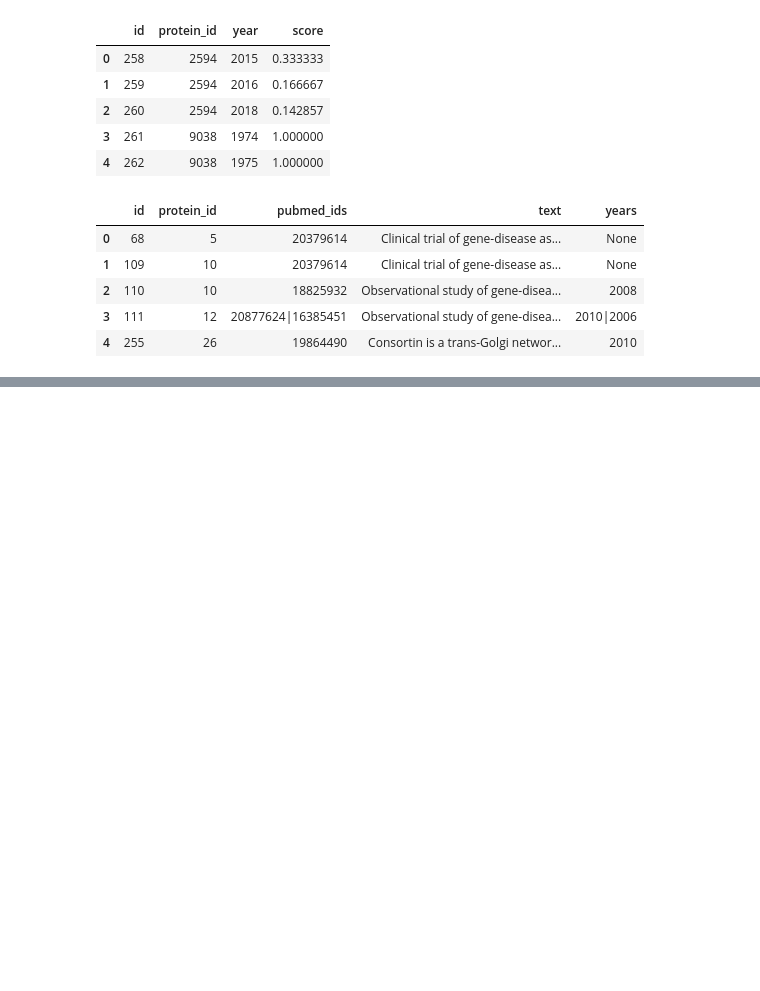
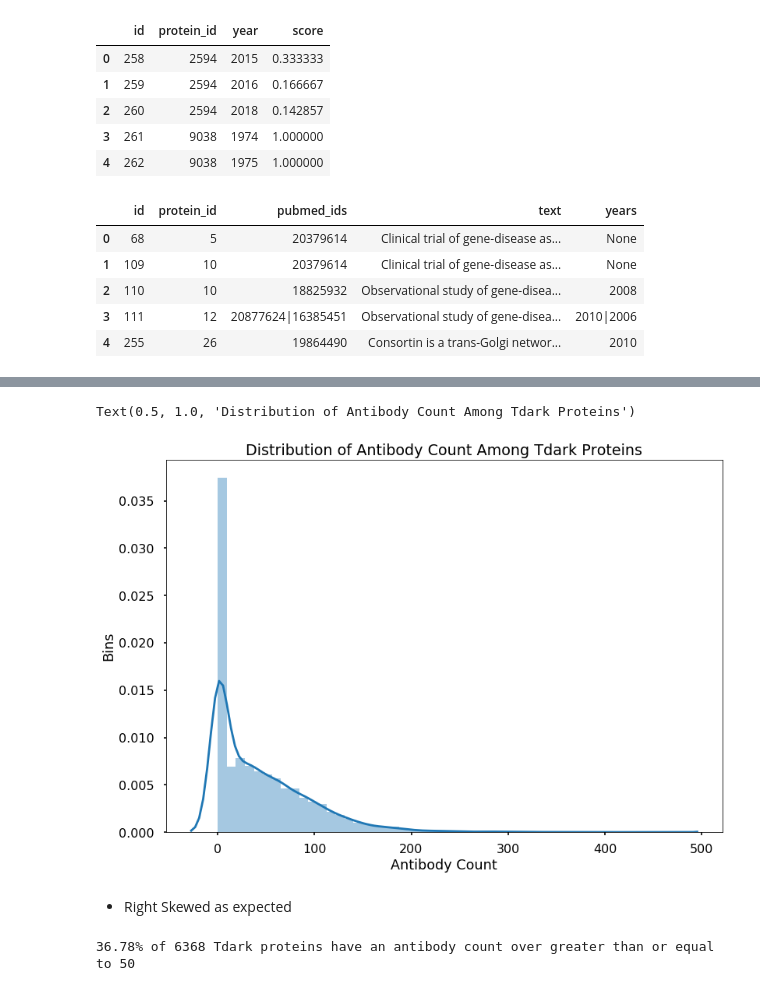
Before and after one commit to jbofill10/Pharos-Target-Examination, a Jupyter notebook: Visualizations.ipynb, the cells around one changed output, grey strips where cells are left out. Drawn from its saved outputs; the diff is of its cells as text; code cells hidden in the pictures; blank space fills up the shorter version.

Commit message:
Add antibody, pm_score, and rif charts

```diff
--- a/Visualizations.ipynb
+++ b/Visualizations.ipynb
@@ -30,6 +30,7 @@ pm_scores = pm_scores[pm_scores['protein_id'].isin(targets['id'])].reset_index(d
 pt_scores = pt_scores[pt_scores['protein_id'].isin(targets['id'])].reset_index(drop=True)
 generif = generif[generif['protein_id'].isin(targets['id'])].reset_index(drop=True)
 ortholog = ortholog[ortholog['protein_id'].isin(targets['id'])].reset_index(drop=True)
+ab_info = ab_info[ab_info['protein_id'].isin(targets['id'])].reset_index(drop=True)
 # %% [markdown]
 I have filtered out all the data sets to only contain information on proteins that are Tdark, which will make it easier to compare and visualize
 # %%
@@ -81,0 +90,3 @@ ortholog.head()
+# %%
+# Combine data from separate data frames into one
+targets['ab_count'] = ab_info.integer_value
@@ -81,0 +112,16 @@ ortholog.head()
+# %%
+sns.distplot(targets['ab_count'])
+plt.xlabel('Antibody Count')
+plt.ylabel('Bins')
+plt.title('Distribution of Antibody Count Among Tdark Proteins')
+# %% [output]
+Text(0.5, 1.0, 'Distribution of Antibody Count Among Tdark Proteins')
+[figure, added]
+# %% [markdown]
+* Right Skewed as expected
+# %%
+ab_req = targets[targets['ab_count'] >= 50]
+
+print('{:.2f}% of {} Tdark proteins have an antibody count over greater than or equal to 50'.format(len(ab_req)/len(targets)*100, len(targets)))
+# %% [output]
+36.78% of 6368 Tdark proteins have an antibody count over greater than or equal to 50
```
Also changed, not shown: parts of 11 cells of this notebook.
